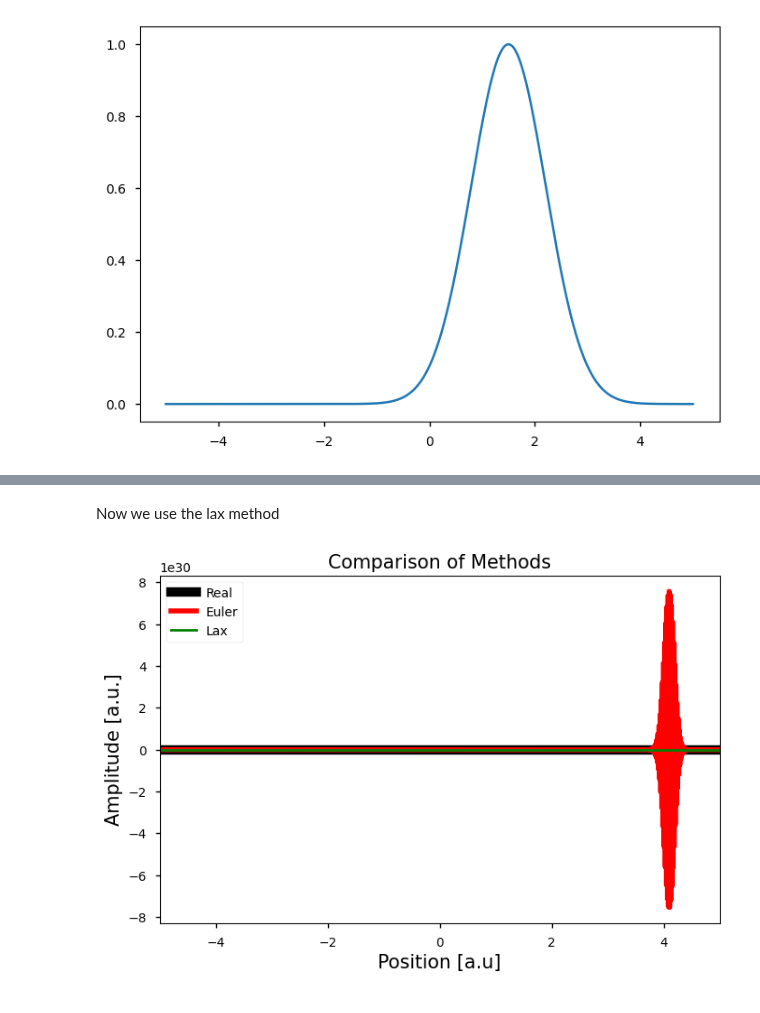
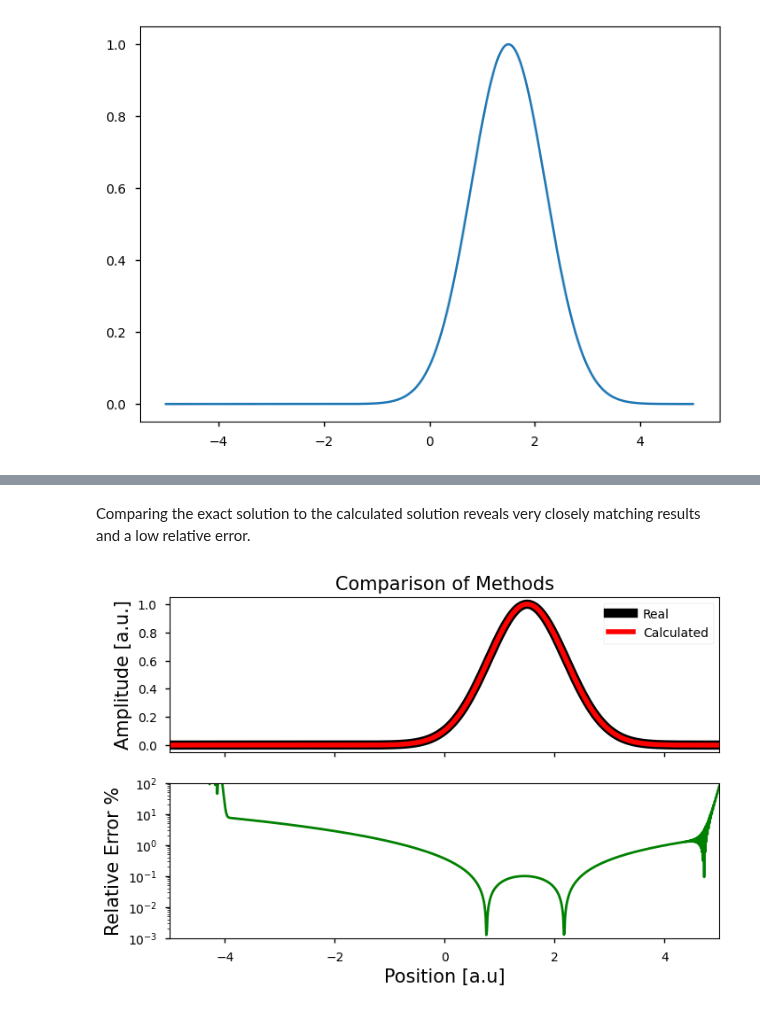
Before and after one commit to trevorolsson/Comp.-Phys.-Projects, a Jupyter notebook: Project 5/project5.ipynb, the cells around one changed output, grey strips where cells are left out. Drawn from its saved outputs; the diff is of its cells as text; code cells hidden in the pictures.

```diff
--- a/Project 5/project5.ipynb
+++ b/Project 5/project5.ipynb
@@ -101,11 +174,11 @@ solution_euler = euler(A, ic, [Nx, Nt])
 # %%
-plt.imshow(solution_euler, aspect='auto', origin='lower', extent=[0, Nt*dt, x_grid[0], x_grid[-1]])
+plt.imshow(solution, aspect='auto', origin='lower', extent=[0, Nt*dt, x_grid[0], x_grid[-1]])
 plt.xlabel('Time [a.u.]', fontsize=15)
 plt.ylabel('Position [a.u.]', fontsize=15)
 plt.show()
 
-final.append(solution_euler[:,-1])
+final.append(solution[:,-1])
 
-plt.plot(x_grid, solution_euler[:,-1])
+plt.plot(x_grid, solution[:,-1])
 plt.show()
 # %% [output]
@@ -139,11 +186,0 @@ solution_lax = lax_scheme(B, ic, [Nx, Nt])
-# %%
-
-plt.imshow(solution_lax, aspect='auto', origin='lower', extent=[0, Nt*dt, x_grid[0], x_grid[-1]])
-plt.xlabel('Time [a.u.]', fontsize=15)
-plt.ylabel('Position [a.u.]', fontsize=15)
-plt.show()
-
-final.append(solution_lax[:,-1])
-
-plt.plot(x_grid, solution_lax[:,-1])
-plt.show()
@@ -153,19 +187,23 @@ plt.show()
-# %% [markdown]
-Now we use the lax method
+# %% [markdown]
+Comparing the exact solution to the calculated solution reveals very closely matching results and a low relative error.
 # %%
-fig, ax = plt.subplots(ncols=1, nrows=1, figsize=(8,5))
+fig, ax = plt.subplots(ncols=1, nrows=2, figsize=(8,5), sharex=True)
 
-linewidths = [7.5, 4, 2]
-colors = ['k', 'r', 'g']
-labels = ['Real', 'Euler', 'Lax']
+linewidths = [7.5, 4]
+colors = ['k', 'r']
+labels = ['Real', 'Calculated']
 for idx, graph in enumerate(final):
-    ax.plot(x_grid, graph, linewidth = linewidths[idx], color=colors[idx], label=labels[idx])
-ax.legend(loc='best')
-ax.set_xlim([x_grid[0], x_grid[-1]])
+    ax[0].plot(x_grid, graph, linewidth = linewidths[idx], color=colors[idx], label=labels[idx])
+    ax[idx].set_xlim([x_grid[0], x_grid[-1]])
 
-ax.set_xlabel('Position [a.u]', fontsize=15)
-ax.set_ylabel('Amplitude [a.u.]', fontsize=15)
-ax.set_title('Comparison of Methods', fontsize=15)
+ax[1].semilogy(x_grid, np.abs(final[1]-final[0])/final[0]*100, color = 'g', linewidth = 2)
+ax[1].set_ylim([1e-3, 1e2])
+
+ax[0].legend(loc='best')
+ax[1].set_xlabel('Position [a.u]', fontsize=15)
+ax[0].set_ylabel('Amplitude [a.u.]', fontsize=15)
+ax[1].set_ylabel('Relative Error %', fontsize=15)
+ax[0].set_title('Comparison of Methods', fontsize=15)
 plt.show()
 # %% [output]
-[figure, old version]
+[figure, new version]
```
Also changed, not shown: parts of 17 cells of this notebook.
